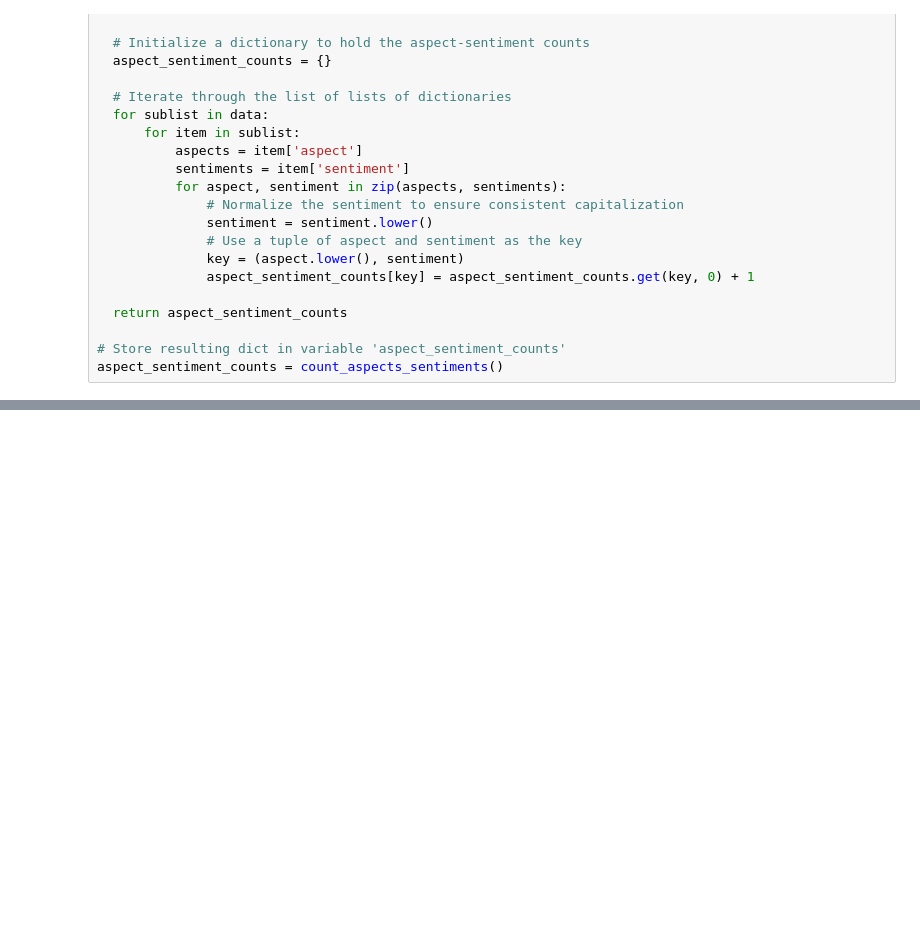
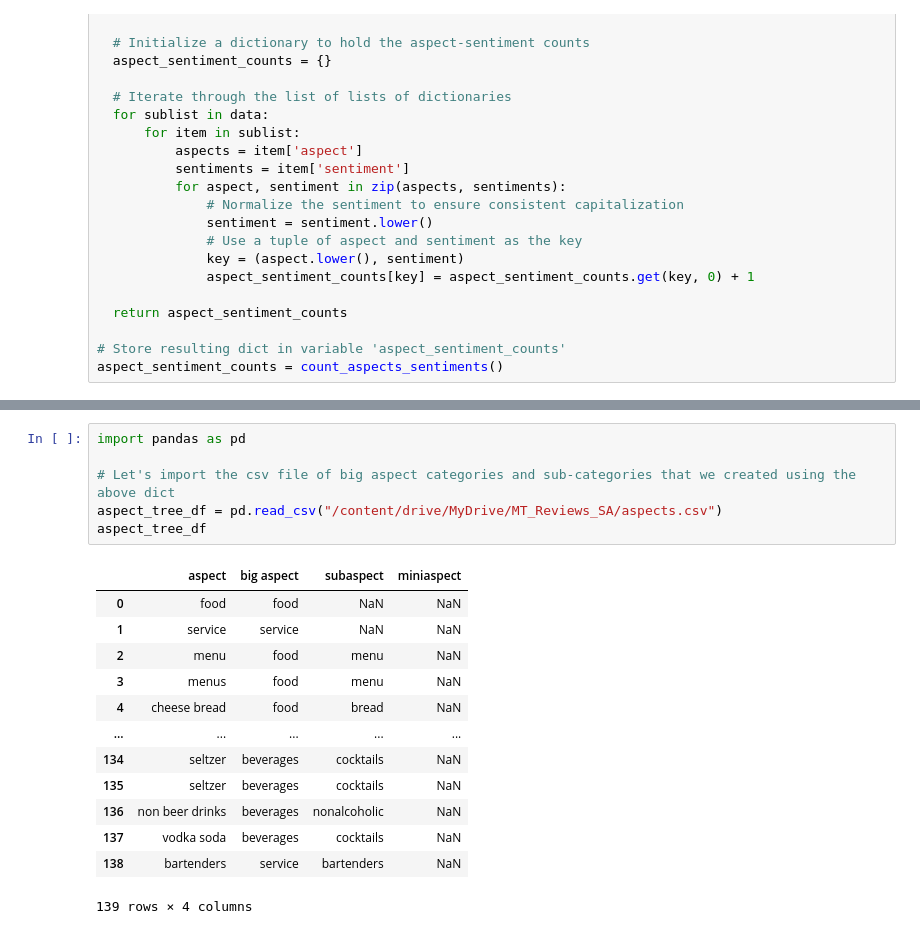
Before and after one commit to cyborgrob/MT_Reviews_SA, a Jupyter notebook: MT_Sentiment_Analysis.ipynb, the cells around one changed output, grey strips where cells are left out. Cells and saved outputs as stored; diff of their text form; blank space fills up the shorter version.

```diff
--- a/MT_Sentiment_Analysis.ipynb
+++ b/MT_Sentiment_Analysis.ipynb
@@ -837,0 +888,20 @@ Now we have a dict of the things most commonly driving sentiment, whether that s
+# %%
+import pandas as pd
+
+# Let's import the csv file of big aspect categories and sub-categories that we created using the above dict
+aspect_tree_df = pd.read_csv("/content/drive/MyDrive/MT_Reviews_SA/aspects.csv")
+aspect_tree_df
+# %% [output]
+|  | aspect | big aspect | subaspect | miniaspect |
+| 0 | food | food | NaN | NaN |
+| 1 | service | service | NaN | NaN |
+| 2 | menu | food | menu | NaN |
+| 3 | menus | food | menu | NaN |
+| 4 | cheese bread | food | bread | NaN |
+| ... | ... | ... | ... | ... |
+| 134 | seltzer | beverages | cocktails | NaN |
+| 135 | seltzer | beverages | cocktails | NaN |
+| 136 | non beer drinks | beverages | nonalcoholic | NaN |
+| 137 | vodka soda | beverages | cocktails | NaN |
+| 138 | bartenders | service | bartenders | NaN |
+139 rows × 4 columns
```
Also changed, not shown: parts of 9 cells of this notebook.
